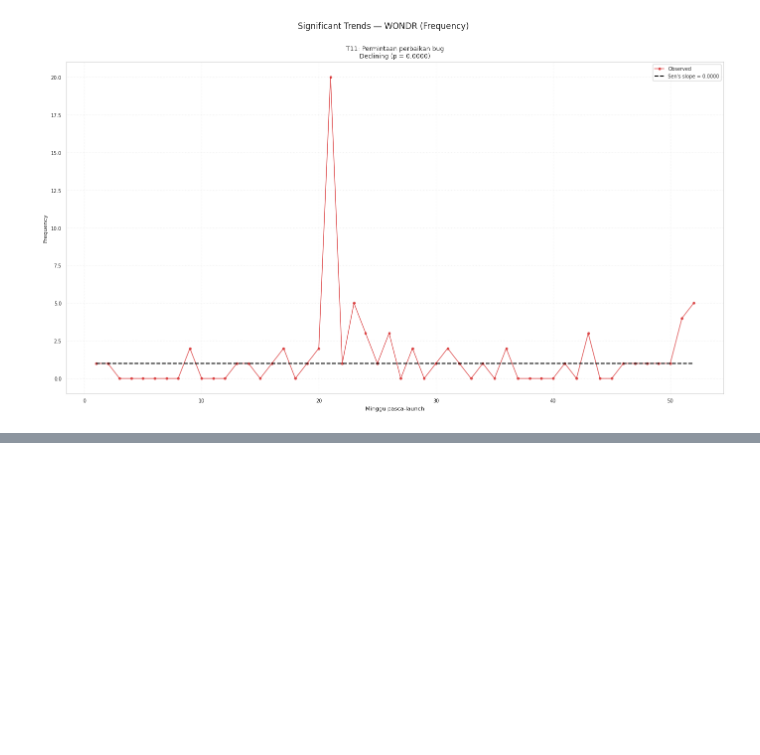
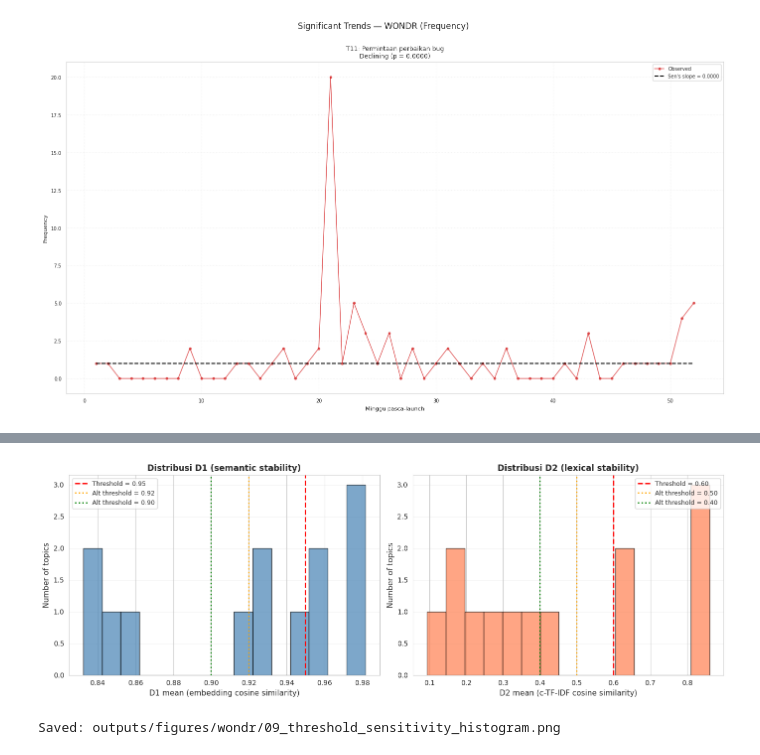
Before and after one commit to rabithahz-salwa/skripsi-bertopic-superapp, a Jupyter notebook: 05_bertopic_wondr.ipynb, the cells around one changed output, grey strips where cells are left out. Cells and saved outputs as stored; diff of their text form; code cells hidden in the pictures; blank space fills up the shorter version.

Commit message:
Apply: threshold sensitivity check section 9

```diff
--- a/05_bertopic_wondr.ipynb
+++ b/05_bertopic_wondr.ipynb
@@ -2306,3 +2306,10 @@ plt.show()
 # %% [output]
 ✓ Saved: outputs\figures\wondr\10_mk_significant_lines_frequency.png
 [figure]
+# %%
+# Section 9.5: Threshold Sensitivity Check
+# Load Section 9 comparison results
+df_section9 = pd.read_csv("outputs/tables/wondr_section9_comparison.csv")
+print(f"Shape: {df_section9.shape}")
+print(f"Columns: {list(df_section9.columns)}")
+df_section9.head()
@@ -2308,0 +2325,34 @@ plt.show()
+# %%
+import matplotlib.pyplot as plt
+
+fig, axes = plt.subplots(1, 2, figsize=(14, 5))
+
+# D1 histogram (embedding-level, semantic)
+axes[0].hist(df_section9['D1_mean'], bins=15, color='steelblue', edgecolor='black', alpha=0.7)
+axes[0].axvline(0.95, color='red', linestyle='--', linewidth=2, label='Threshold = 0.95')
+axes[0].axvline(0.92, color='orange', linestyle=':', linewidth=2, label='Alt threshold = 0.92')
+axes[0].axvline(0.90, color='green', linestyle=':', linewidth=2, label='Alt threshold = 0.90')
+axes[0].set_xlabel('D1 mean (embedding cosine similarity)', fontsize=11)
+axes[0].set_ylabel('Number of topics', fontsize=11)
+axes[0].set_title('Distribusi D1 (semantic stability)', fontsize=12, fontweight='bold')
+axes[0].legend(loc='upper left', fontsize=9)
+axes[0].grid(axis='y', alpha=0.3)
+
+# D2 histogram (c-TF-IDF level, lexical)
+axes[1].hist(df_section9['D2_mean'], bins=15, color='coral', edgecolor='black', alpha=0.7)
+axes[1].axvline(0.60, color='red', linestyle='--', linewidth=2, label='Threshold = 0.60')
+axes[1].axvline(0.50, color='orange', linestyle=':', linewidth=2, label='Alt threshold = 0.50')
+axes[1].axvline(0.40, color='green', linestyle=':', linewidth=2, label='Alt threshold = 0.40')
+axes[1].set_xlabel('D2 mean (c-TF-IDF cosine similarity)', fontsize=11)
+axes[1].set_ylabel('Number of topics', fontsize=11)
+axes[1].set_title('Distribusi D2 (lexical stability)', fontsize=12, fontweight='bold')
+axes[1].legend(loc='upper right', fontsize=9)
+axes[1].grid(axis='y', alpha=0.3)
+
+plt.tight_layout()
+plt.savefig("outputs/figures/wondr/09_threshold_sensitivity_histogram.png", dpi=150, bbox_inches='tight')
+plt.show()
+print("Saved: outputs/figures/wondr/09_threshold_sensitivity_histogram.png")
+# %% [output]
+[figure, added]
+Saved: outputs/figures/wondr/09_threshold_sensitivity_histogram.png
```
Also changed, not shown: parts of 3 cells of this notebook, 3 other files.
